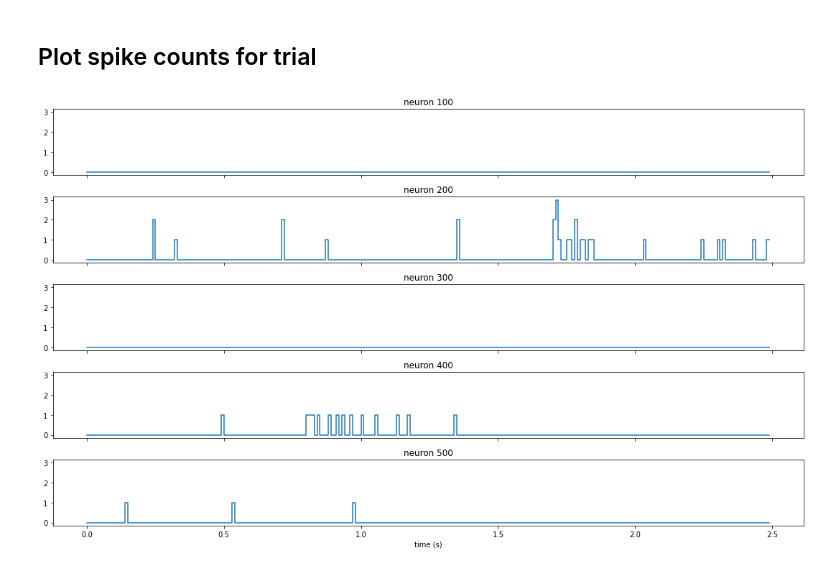
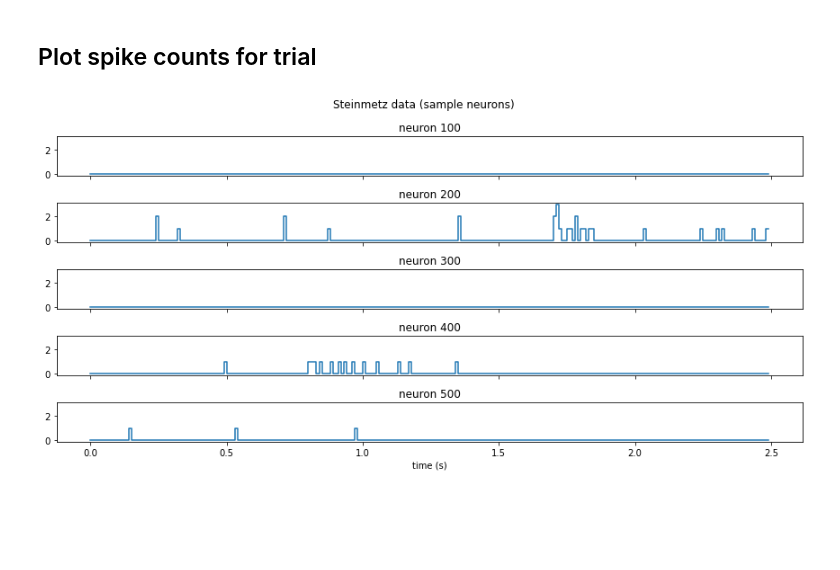
Before and after one commit to conormcgrory/realtime, a Jupyter notebook: notebooks/02_raw_data.ipynb, the cells around one changed output. Drawn from its saved outputs; the diff is of its cells as text; code cells hidden in the pictures; blank space fills up the shorter version.

Commit message:
Added images to notebooks

```diff
--- a/notebooks/02_raw_data.ipynb
+++ b/notebooks/02_raw_data.ipynb
@@ -107,20 +107,22 @@ Num. samples total: 85000
 # %%
 # Trial to plot
 TRIAL_NUM = 1
 
 # Neurons to plot
 NEURONS_PLT = [100, 200, 300, 400, 500]
 
 t_vals = bin_size * np.arange(n_smps_trial)
 
-fig, ax = plt.subplots(len(NEURONS_PLT), 1, figsize=(15, 9), sharex=True, sharey=True)
+fig, ax = plt.subplots(len(NEURONS_PLT), 1, figsize=(12, 6), sharex=True, sharey=True)
 
 for i, n in enumerate(NEURONS_PLT):
     ax[i].set_title(f'neuron {n}')
     ax[i].plot(t_vals, spks[n, TRIAL_NUM, :], drawstyle='steps-pre')
 
 ax[-1].set(xlabel='time (s)')
 
+fig.suptitle('Steinmetz data (sample neurons)')
+
 plt.tight_layout()
 # %% [output]
-[figure, old version]
+[figure, new version]
```
Also changed, not shown: parts of 1 cell of this notebook, 6 other files.
